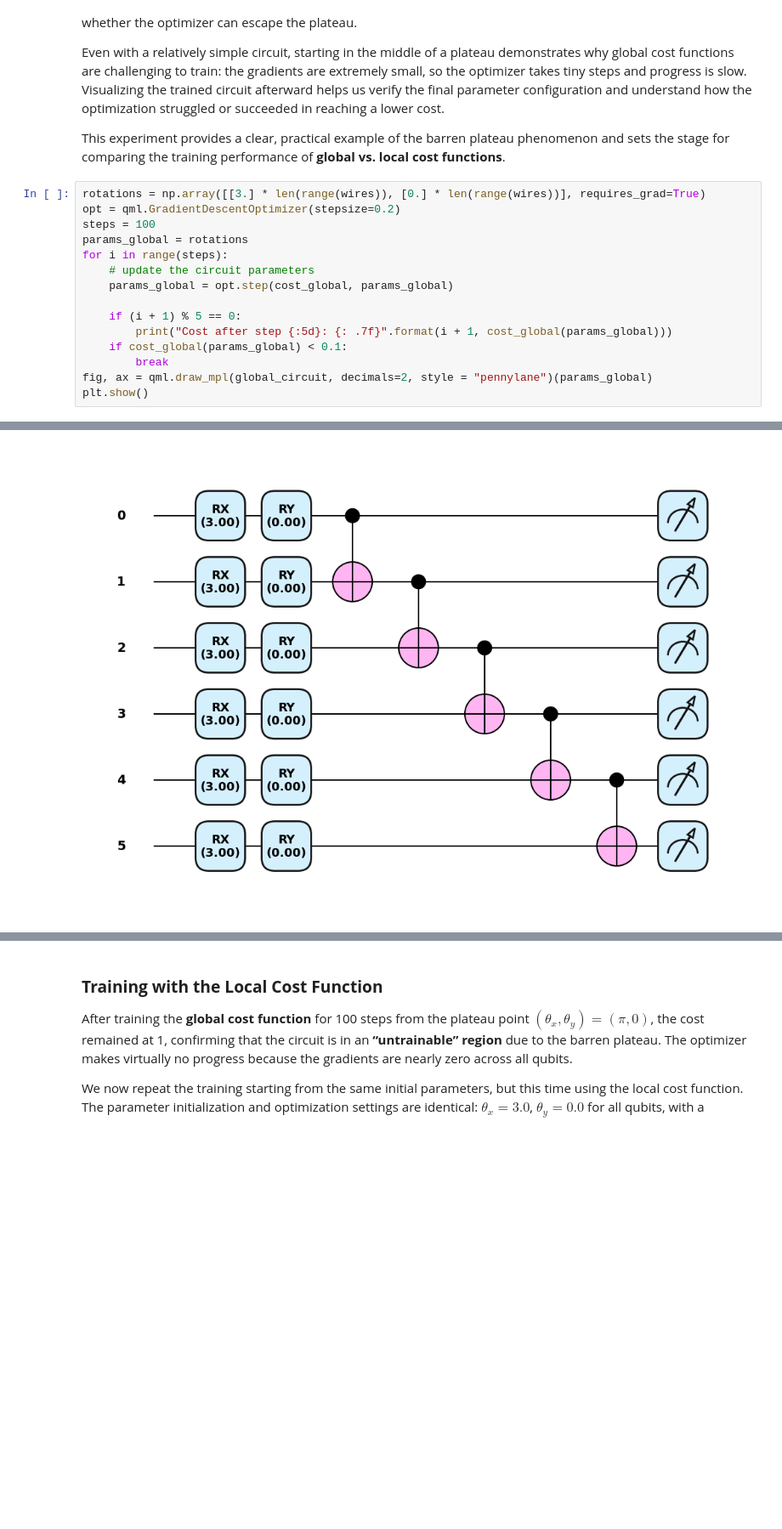
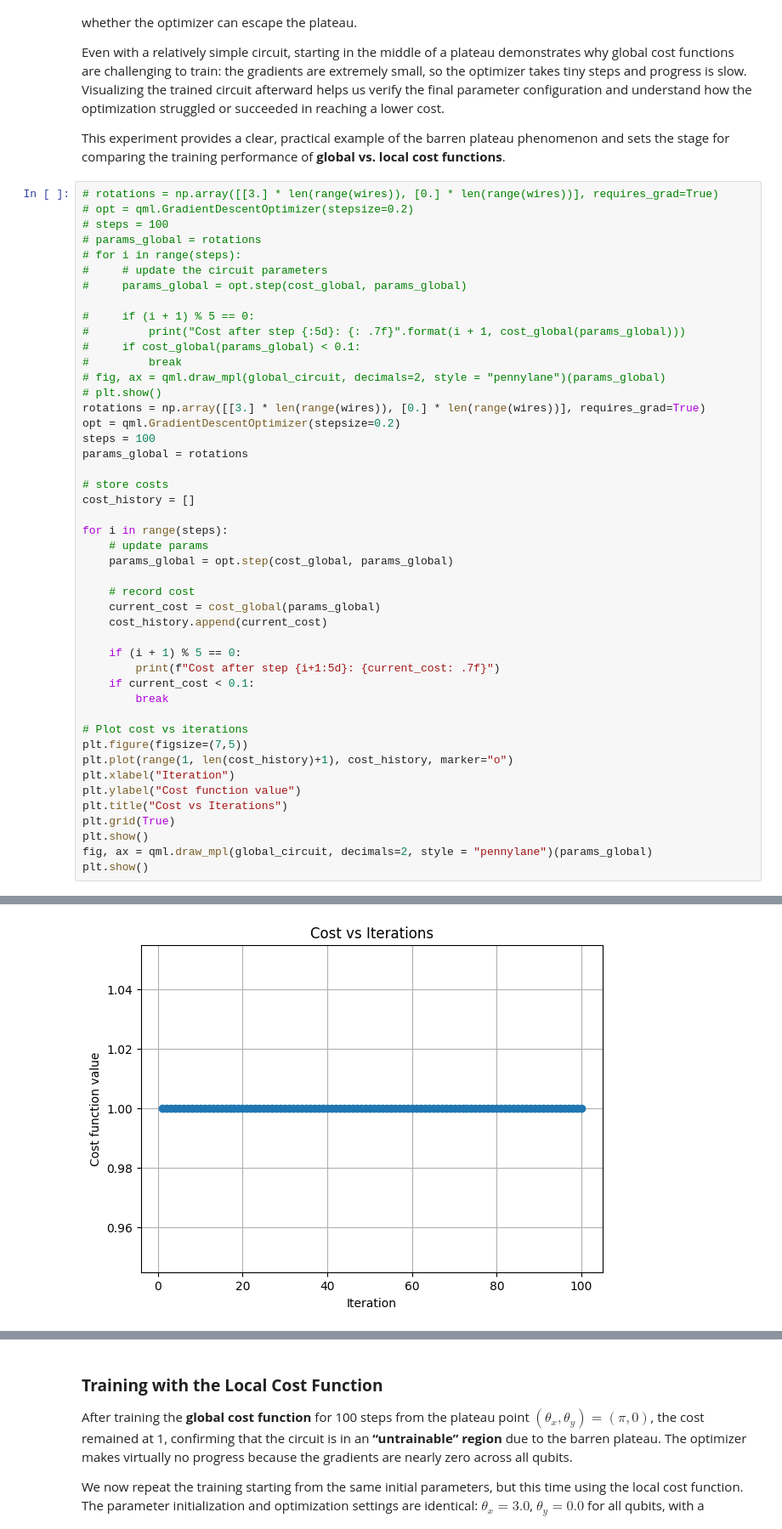
Before and after one commit to ali-tayyab/Reducing-Barren-Plateau-using-Local-Cost-Functions, a Jupyter notebook: code.ipynb, the cells around one changed output, grey strips where cells are left out. Shown at 85% size. Cells and saved outputs as stored; diff of their text form; blank space fills up the shorter version.

Commit message:
plots of local and global cost function

```diff
--- a/code.ipynb
+++ b/code.ipynb
@@ -225,39 +226,70 @@ Even with a relatively simple circuit, starting in the middle of a plateau demon
 
 This experiment provides a clear, practical example of the barren plateau phenomenon and sets the stage for comparing the training performance of **global vs. local cost functions**.
 # %%
+# rotations = np.array([[3.] * len(range(wires)), [0.] * len(range(wires))], requires_grad=True)
+# opt = qml.GradientDescentOptimizer(stepsize=0.2)
+# steps = 100
+# params_global = rotations
+# for i in range(steps):
+#     # update the circuit parameters
+#     params_global = opt.step(cost_global, params_global)
+
+#     if (i + 1) % 5 == 0:
+#         print("Cost after step {:5d}: {: .7f}".format(i + 1, cost_global(params_global)))
+#     if cost_global(params_global) < 0.1:
+#         break
+# fig, ax = qml.draw_mpl(global_circuit, decimals=2, style = "pennylane")(params_global)
+# plt.show()
 rotations = np.array([[3.] * len(range(wires)), [0.] * len(range(wires))], requires_grad=True)
 opt = qml.GradientDescentOptimizer(stepsize=0.2)
 steps = 100
 params_global = rotations
+
+# store costs
+cost_history = []
+
 for i in range(steps):
-    # update the circuit parameters
+    # update params
     params_global = opt.step(cost_global, params_global)
 
+    # record cost
+    current_cost = cost_global(params_global)
+    cost_history.append(current_cost)
+
     if (i + 1) % 5 == 0:
-        print("Cost after step {:5d}: {: .7f}".format(i + 1, cost_global(params_global)))
-    if cost_global(params_global) < 0.1:
+        print(f"Cost after step {i+1:5d}: {current_cost: .7f}")
+    if current_cost < 0.1:
         break
+
+# Plot cost vs iterations
+plt.figure(figsize=(7,5))
+plt.plot(range(1, len(cost_history)+1), cost_history, marker="o")
+plt.xlabel("Iteration")
+plt.ylabel("Cost function value")
+plt.title("Cost vs Iterations")
+plt.grid(True)
+plt.show()
 fig, ax = qml.draw_mpl(global_circuit, decimals=2, style = "pennylane")(params_global)
 plt.show()
 # %% [output]
 Cost after step     5:  1.0000000
 Cost after step    10:  1.0000000
 Cost after step    15:  1.0000000
 Cost after step    20:  1.0000000
 Cost after step    25:  1.0000000
 Cost after step    30:  1.0000000
 Cost after step    35:  1.0000000
 Cost after step    40:  1.0000000
 Cost after step    45:  1.0000000
 Cost after step    50:  1.0000000
 Cost after step    55:  1.0000000
 Cost after step    60:  1.0000000
 Cost after step    65:  1.0000000
 Cost after step    70:  1.0000000
 Cost after step    75:  1.0000000
 Cost after step    80:  1.0000000
 Cost after step    85:  1.0000000
 Cost after step    90:  1.0000000
 Cost after step    95:  1.0000000
 Cost after step   100:  1.0000000
-[figure, old version]
+[figure, new version]
```
Also changed, not shown: parts of 5 cells of this notebook.
